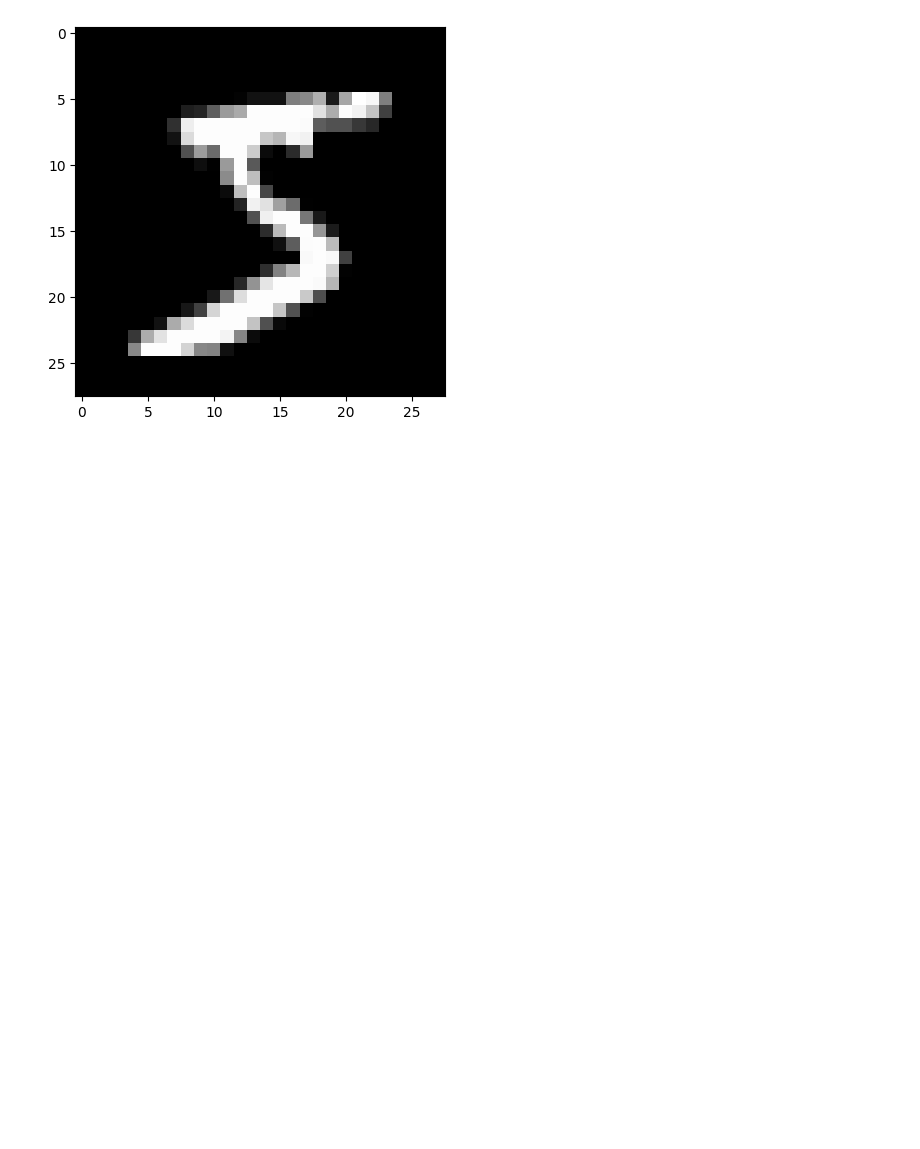
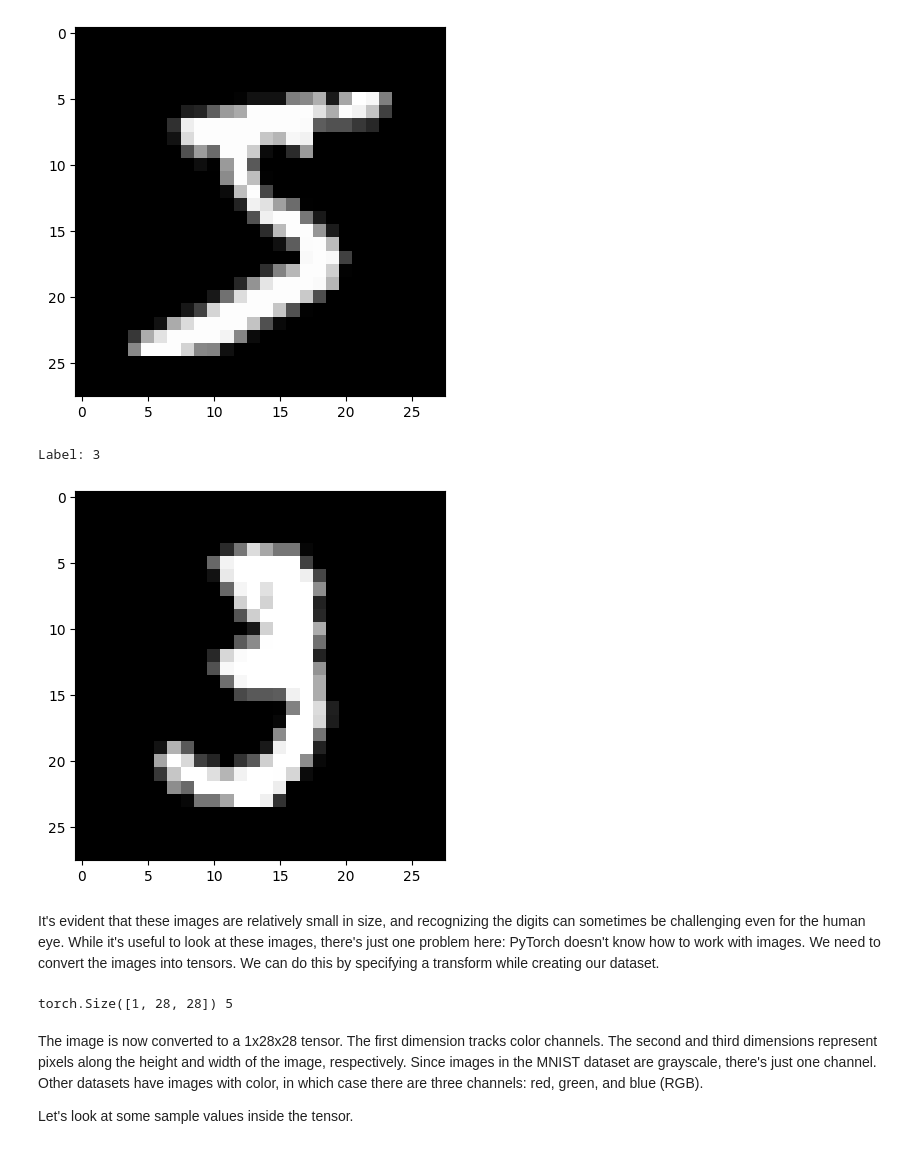
Before and after one commit to Asmit-Dhakal/pytorch_jovian, a Jupyter notebook: 03_logistic_regression.ipynb, the cells around one changed output. Cells and saved outputs as stored; diff of their text form; code cells hidden in the pictures; blank space fills up the shorter version.

```diff
--- a/03_logistic_regression.ipynb
+++ b/03_logistic_regression.ipynb
@@ -79,3 +79,12 @@ print('Label:', label)
 # %% [output]
 Label: 5
 [figure]
+# %%
+image, label = dataset[10]
+plt.imshow(image, cmap='gray')
+print('Label:', label)
+# %% [output]
+Label: 3
+[figure, added]
+# %% [markdown]
+It's evident that these images are relatively small in size, and recognizing the digits can sometimes be challenging even for the human eye. While it's useful to look at these images, there's just one problem here: PyTorch doesn't know how to work with images. We need to convert the images into tensors. We can do this by specifying a transform while creating our dataset.
@@ -81,0 +98,9 @@ Label: 5
+# %%
+img_tensor, label = dataset[0]
+print(img_tensor.shape, label)
+# %% [output]
+torch.Size([1, 28, 28]) 5
+# %% [markdown]
+The image is now converted to a 1x28x28 tensor. The first dimension tracks color channels. The second and third dimensions represent pixels along the height and width of the image, respectively. Since images in the MNIST dataset are grayscale, there's just one channel. Other datasets have images with color, in which case there are three channels: red, green, and blue (RGB).
+
+Let's look at some sample values inside the tensor.
```
Also changed, not shown: parts of 13 cells of this notebook.
